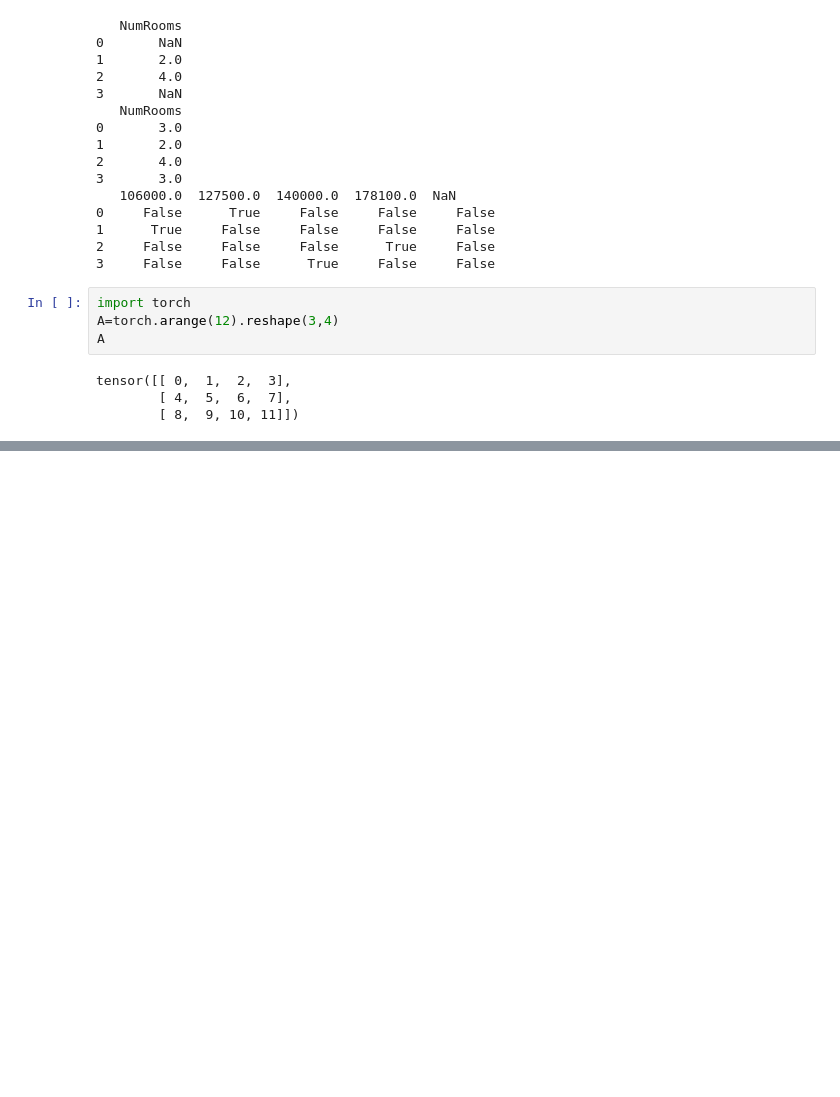
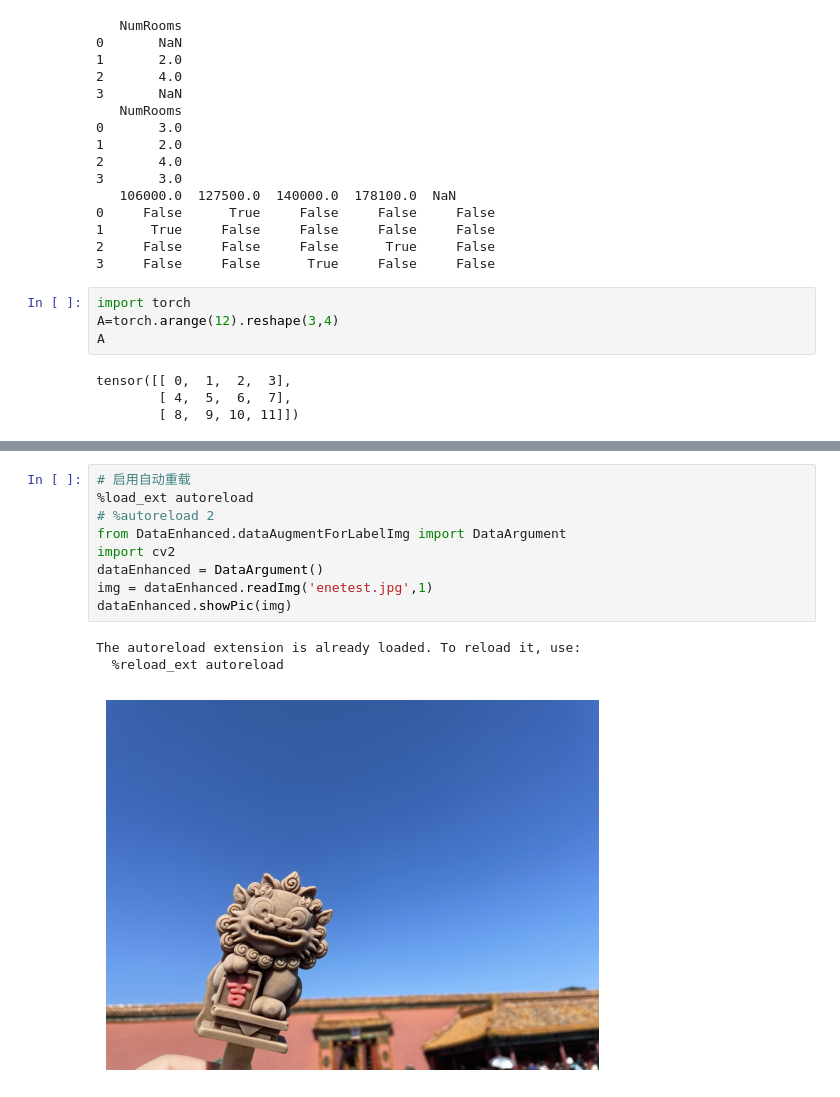
Before and after one commit to chaoren1358/PytorchTest, a Jupyter notebook: Chapter1/Chapter1.ipynb, the cells around one changed output, grey strips where cells are left out. Drawn from its saved outputs; the diff is of its cells as text; blank space fills up the shorter version.

```diff
--- a/Chapter1/Chapter1.ipynb
+++ b/Chapter1/Chapter1.ipynb
@@ -166,0 +167,13 @@ plt.show()
+# %%
+# 启用自动重载
+%load_ext autoreload
+# %autoreload 2
+from DataEnhanced.dataAugmentForLabelImg import DataArgument
+import cv2
+dataEnhanced = DataArgument()
+img = dataEnhanced.readImg('enetest.jpg',1)
+dataEnhanced.showPic(img)
+# %% [output]
+The autoreload extension is already loaded. To reload it, use:
+  %reload_ext autoreload
+[figure, added]
```
Also changed, not shown: parts of 3 cells of this notebook, 5 other files.
